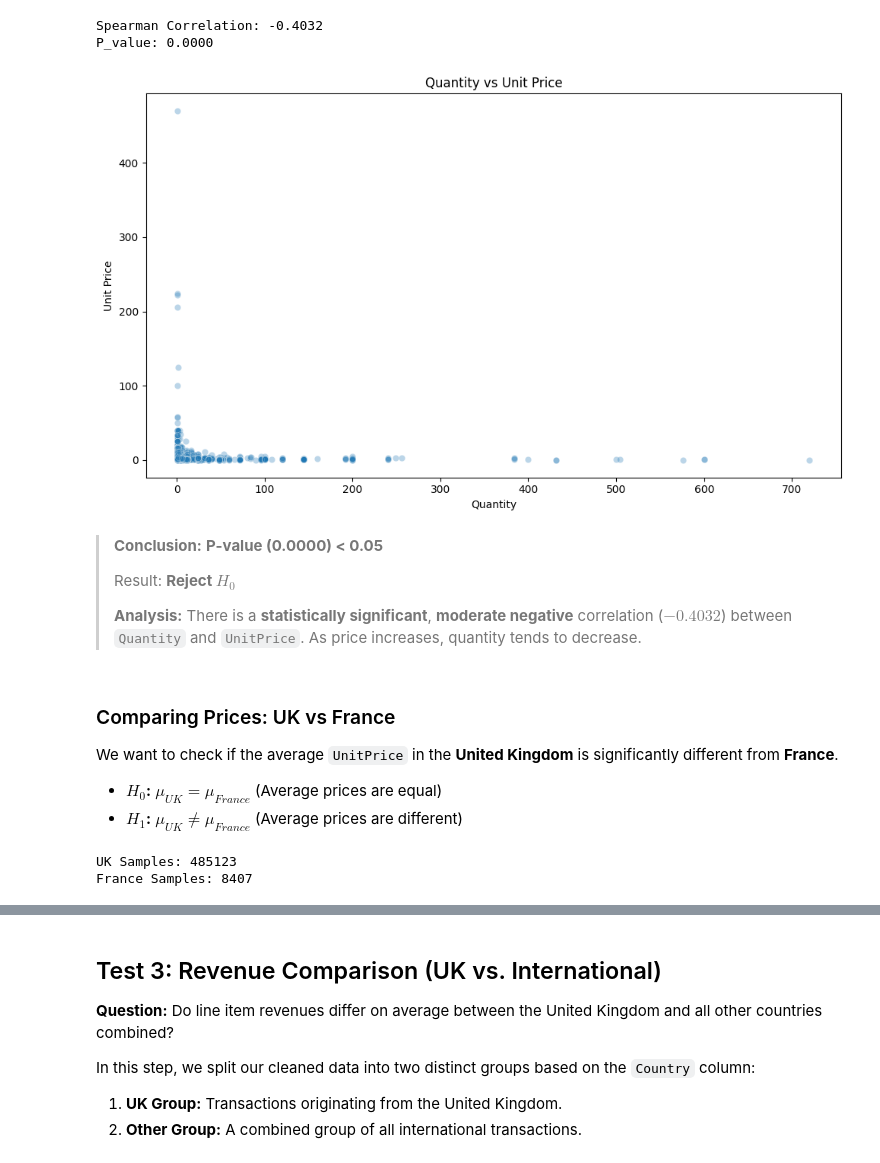
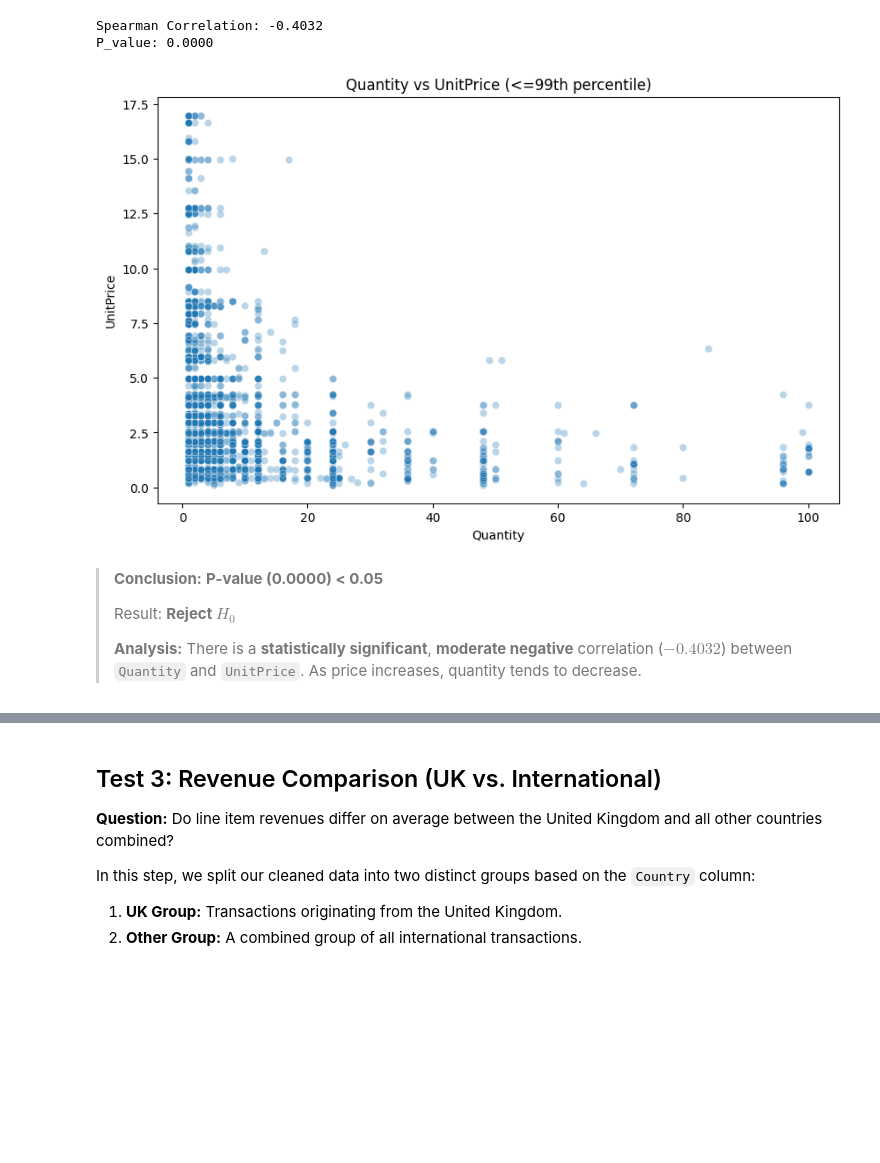
Before and after one commit to fermow/SBU-Data-Science-2026, a Jupyter notebook: Assignment_1/jupyter_notebooks_and_reports/statistical_analysis/e_commerce_statistical_analysis.ipynb, the cells around one changed output, grey strips where cells are left out. Saved outputs shown, nothing was run; the diff lists cells and outputs as text; code cells hidden in the pictures; blank space fills up the shorter version.

Commit message:
stat: rewrite statistical report as learning-focused-change stat jupyter plots to learn more about data

```diff
--- a/Assignment_1/jupyter_notebooks_and_reports/statistical_analysis/e_commerce_statistical_analysis.ipynb
+++ b/Assignment_1/jupyter_notebooks_and_reports/statistical_analysis/e_commerce_statistical_analysis.ipynb
@@ -125,17 +213,30 @@ print(f"P_value: {p_val_corr:.4f}")
 Spearman Correlation: -0.4032
 P_value: 0.0000
 # %%
-sample_scatter = df_clean.sample(5000, random_state=42)
-plt.figure(figsize=(10, 6))
-sb.scatterplot(data=sample_scatter, x='Quantity', y='UnitPrice', alpha=0.3)
-plt.title("Quantity vs Unit Price")
-plt.xlabel("Quantity")
-plt.ylabel("Unit Price")
-plt.tight_layout()
+q_quantity = df_clean['Quantity'].quantile(0.99)
+q_price = df_clean['UnitPrice'].quantile(0.99)
+
+filtered = df_clean[
+    (df_clean['Quantity'] <= q_quantity) &
+    (df_clean['UnitPrice'] <= q_price)
+]
+
+sample_scatter = filtered.sample(5000, random_state=42)
+
+plt.figure(figsize=(10,6))
+
+sb.scatterplot(
+    data=sample_scatter,
+    x='Quantity',
+    y='UnitPrice',
+    alpha=0.3
+)
+
+plt.title("Quantity vs UnitPrice (<=99th percentile)")
 plt.savefig("figures/quantity_price_scatter.png", dpi=300, bbox_inches="tight")
 plt.show()
 # %% [output]
-[figure, old version]
+[figure, new version]
 # %% [markdown]
 > **Conclusion:**
 > **P-value (0.0000) < 0.05**
@@ -144,18 +245,3 @@ plt.show()
 >
 > **Analysis:** There is a **statistically significant**, **moderate negative** correlation ($-0.4032$) between `Quantity` and `UnitPrice`.
 > As price increases, quantity tends to decrease.
-# %% [markdown]
-###  Comparing Prices: UK vs France
-We want to check if the average `UnitPrice` in the **United Kingdom** is significantly different from **France**.
-
-* **$H_0$:** $\mu_{UK} = \mu_{France}$ (Average prices are equal)
-* **$H_1$:** $\mu_{UK} \neq \mu_{France}$ (Average prices are different)
-# %%
-uk_prices = df_clean[df_clean['Country'] == 'United Kingdom']['UnitPrice']
-france_prices = df_clean[df_clean['Country'] == 'France']['UnitPrice']
-
-print(f"UK Samples: {len(uk_prices)}")
-print(f"France Samples: {len(france_prices)}")
-# %% [output]
-UK Samples: 485123
-France Samples: 8407
```
Also changed, not shown: parts of 20 cells of this notebook, 1 other file.
